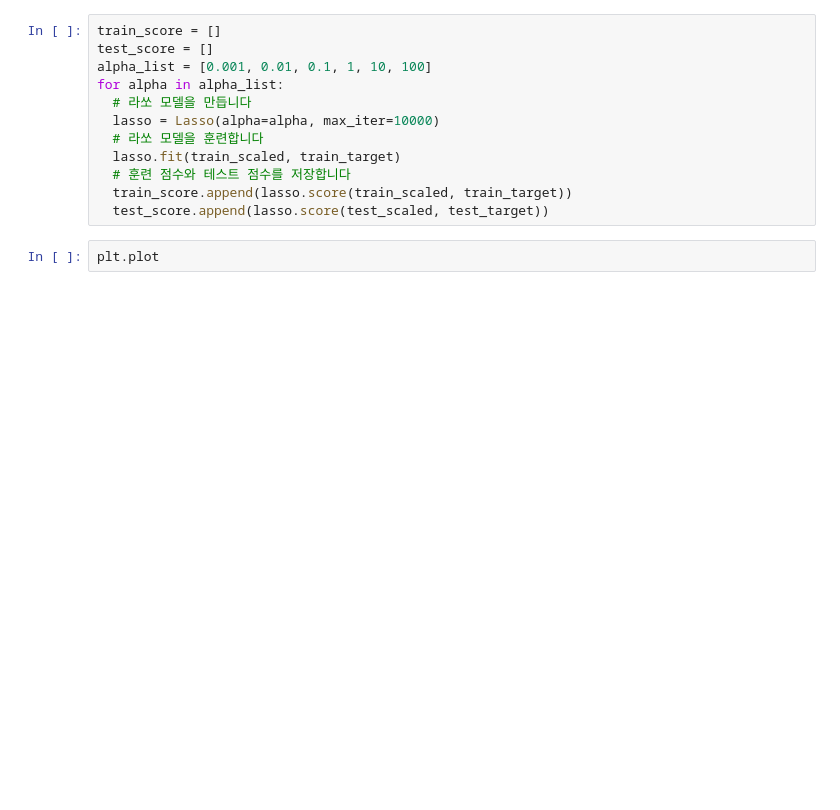
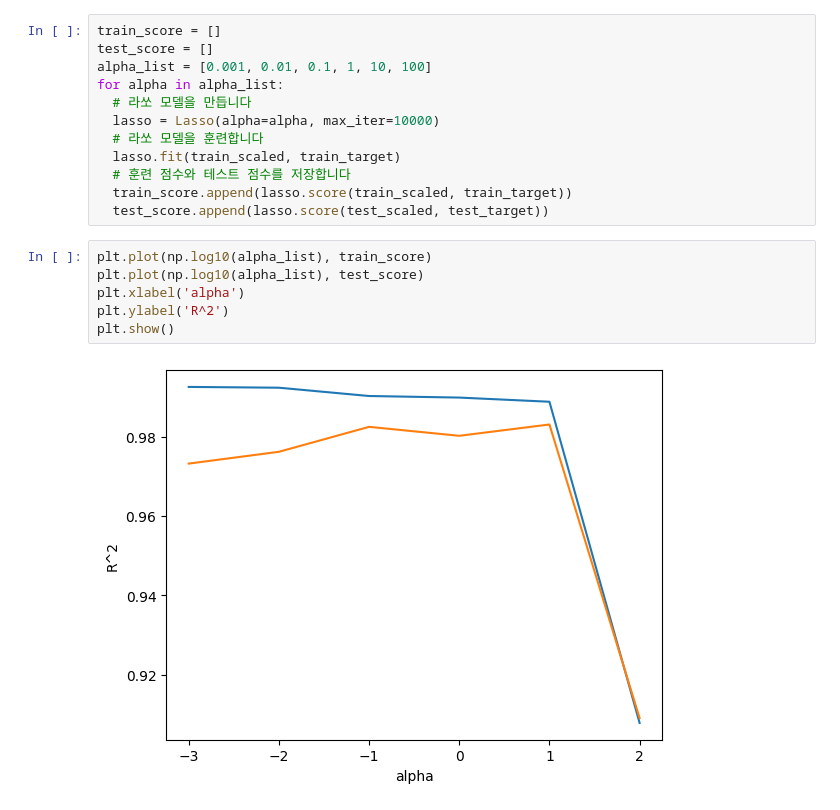
Before and after one commit to lee-yeonseo/study-ml-dl-with-alone-book, a Jupyter notebook: Chapter03_3.ipynb, the cells around one changed output. Cells and saved outputs as stored; diff of their text form; blank space fills up the shorter version.

```diff
--- a/Chapter03_3.ipynb
+++ b/Chapter03_3.ipynb
@@ -164,5 +178,11 @@ for alpha in alpha_list:
   # 훈련 점수와 테스트 점수를 저장합니다
   train_score.append(lasso.score(train_scaled, train_target))
   test_score.append(lasso.score(test_scaled, test_target))
-# %%
-plt.plot
+# %%
+plt.plot(np.log10(alpha_list), train_score)
+plt.plot(np.log10(alpha_list), test_score)
+plt.xlabel('alpha')
+plt.ylabel('R^2')
+plt.show()
+# %% [output]
+[figure, added]
```
Also changed, not shown: parts of 8 cells of this notebook.
